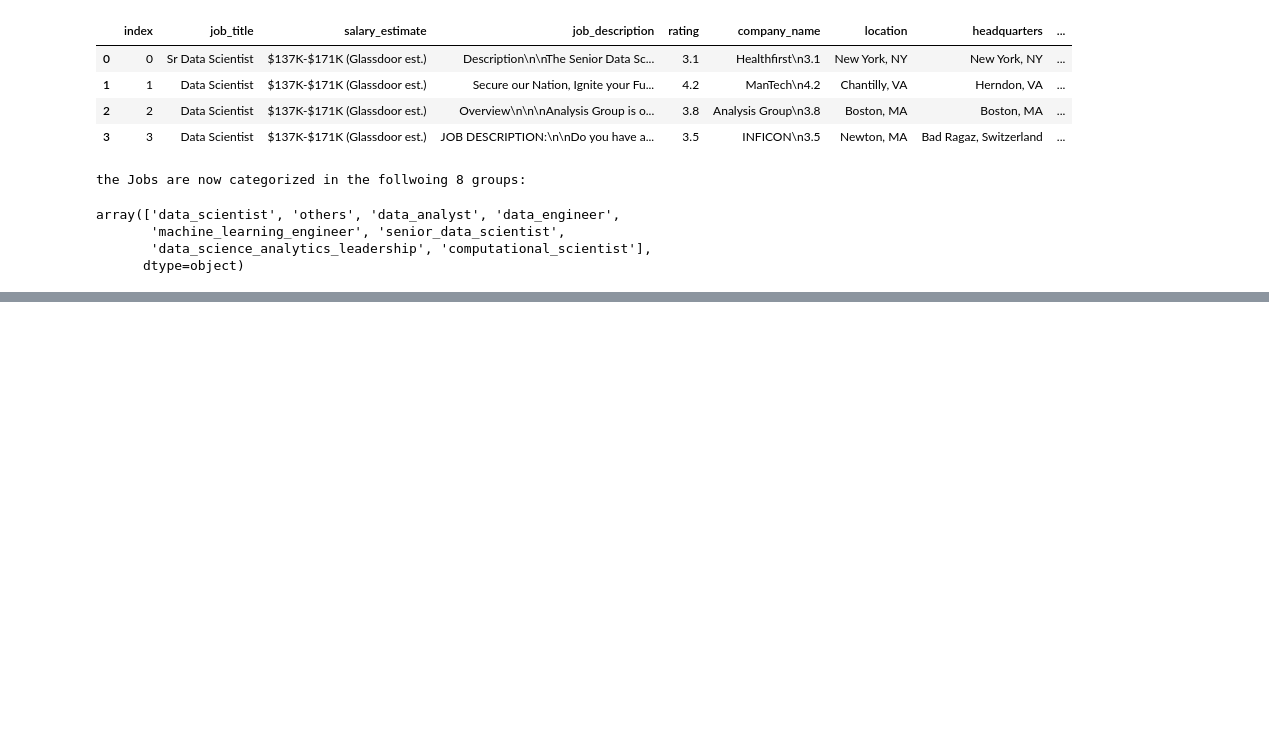
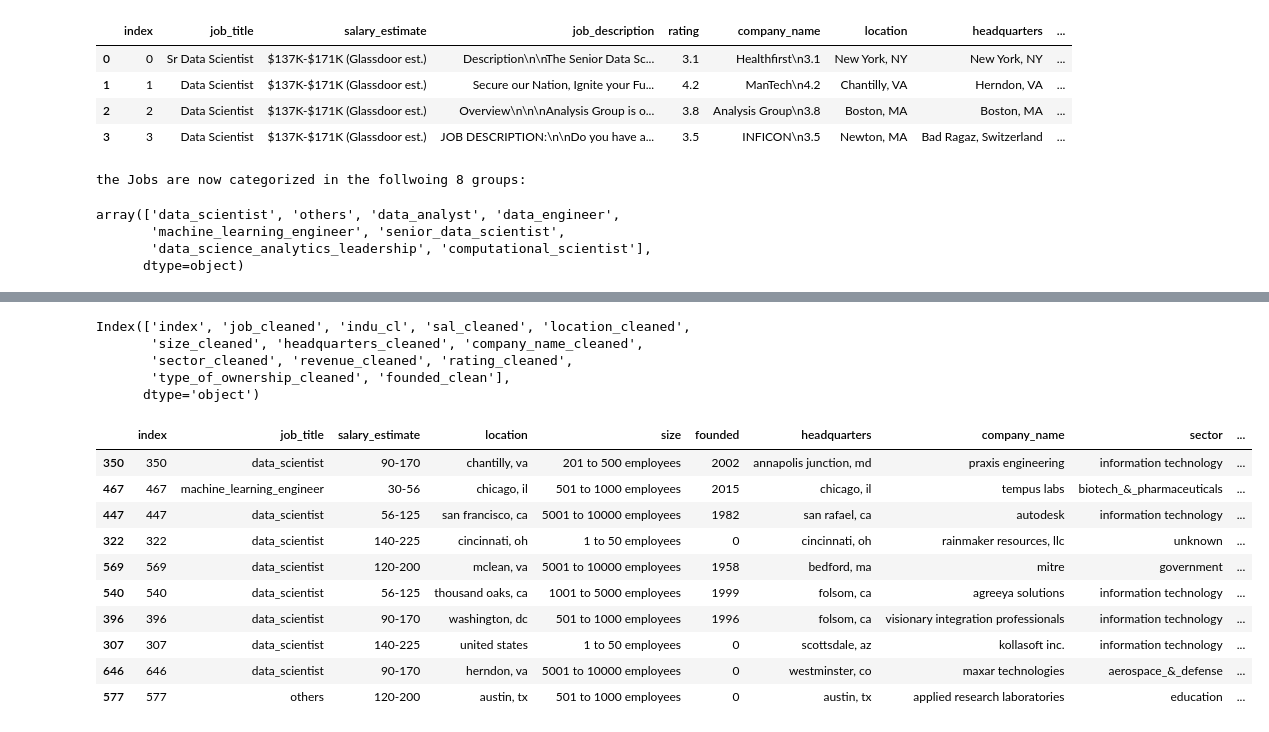
Before and after one commit to LeilaJavanmardi/project1, a Jupyter notebook: notebooks/Jobanalysis_main.ipynb, the cells around one changed output, grey strips where cells are left out. Cells and saved outputs as stored; diff of their text form; code cells hidden in the pictures; blank space fills up the shorter version.

```diff
--- a/notebooks/Jobanalysis_main.ipynb
+++ b/notebooks/Jobanalysis_main.ipynb
@@ -319,0 +455,4 @@ array(['insurance_agencies', 'others', 'consulting', 'manufacturing',
+# %%
+df_clean['type_of_ownership_cleaned']=df_clean.type_of_ownership.str.lower().str.strip().str.replace(' - ','_').str.replace(' / ','_').str.replace(' ','_')
+df_clean['type_of_ownership_cleaned']=df_clean['type_of_ownership_cleaned'].fillna('unknown')
+print(df_clean.type_of_ownership_cleaned.unique())
@@ -319,0 +475,6 @@ array(['insurance_agencies', 'others', 'consulting', 'manufacturing',
+# %%
+print(df_clean.founded.isna().sum())
+print(df_clean.founded.unique())
+df_clean['founded_clean']= df_clean.founded.fillna(0).astype(int)
+print(df_clean.founded_clean.unique())
+df_clean.head(3)
@@ -319,0 +505,4 @@ array(['insurance_agencies', 'others', 'consulting', 'manufacturing',
+# %%
+col_to_drop =['job_title', 'industry', 'salary_estimate','location','size', 'headquarters', 'company_name','sector', 'revenue', 'rating','type_of_ownership','founded']
+df_clean.drop(columns=col_to_drop, inplace=True)
+print(df_clean.columns)
@@ -319,0 +537,44 @@ array(['insurance_agencies', 'others', 'consulting', 'manufacturing',
+# %%
+df_final=df_clean.drop(columns=['job_description','competitors'])
+df_final.columns
+# %% [output]
+Index(['index', 'job_cleaned', 'indu_cl', 'sal_cleaned', 'location_cleaned',
+       'size_cleaned', 'headquarters_cleaned', 'company_name_cleaned',
+       'sector_cleaned', 'revenue_cleaned', 'rating_cleaned',
+       'type_of_ownership_cleaned', 'founded_clean'],
+      dtype='object')
+# %%
+new_column_names = {
+    'index': 'index',
+    'job_cleaned': 'job_title',
+    'sal_cleaned': 'salary_estimate',
+    'location_cleaned': 'location',
+    'size_cleaned': 'size',
+    'founded_clean':'founded',
+    'headquarters_cleaned': 'headquarters',
+    'company_name_cleaned': 'company_name',
+    'sector_cleaned': 'sector',
+    'revenue_cleaned': 'revenue',
+    'rating_cleaned': 'rating',
+    'type_of_ownership_cleaned': 'type_of_ownership',
+    'indu_cl': 'industry',
+    'founded': 'founded'
+
+}
+
+# Renaming the columns and their reorder in the final dataset
+df_final = df_final.rename(columns=new_column_names)
+df_final = df_final[new_column_names.values()]
+df_final.sample(10)
+# %% [output]
+|  | index | job_title | salary_estimate | location | size | founded | headquarters | company_name | sector | ... |
+| 350 | 350 | data_scientist | 90-170 | chantilly, va | 201 to 500 employees | 2002 | annapolis junction, md | praxis engineering | information technology | ... |
+| 467 | 467 | machine_learning_engineer | 30-56 | chicago, il | 501 to 1000 employees | 2015 | chicago, il | tempus labs | biotech_&_pharmaceuticals | ... |
+| 447 | 447 | data_scientist | 56-125 | san francisco, ca | 5001 to 10000 employees | 1982 | san rafael, ca | autodesk | information technology | ... |
+| 322 | 322 | data_scientist | 140-225 | cincinnati, oh | 1 to 50 employees | 0 | cincinnati, oh | rainmaker resources, llc | unknown | ... |
+| 569 | 569 | data_scientist | 120-200 | mclean, va | 5001 to 10000 employees | 1958 | bedford, ma | mitre | government | ... |
+| 540 | 540 | data_scientist | 56-125 | thousand oaks, ca | 1001 to 5000 employees | 1999 | folsom, ca | agreeya solutions | information technology | ... |
+| 396 | 396 | data_scientist | 90-170 | washington, dc | 501 to 1000 employees | 1996 | folsom, ca | visionary integration professionals | information technology | ... |
+| 307 | 307 | data_scientist | 140-225 | united states | 1 to 50 employees | 0 | scottsdale, az | kollasoft inc. | information technology | ... |
+| 646 | 646 | data_scientist | 90-170 | herndon, va | 5001 to 10000 employees | 0 | westminster, co | maxar technologies | aerospace_&_defense | ... |
+| 577 | 577 | others | 120-200 | austin, tx | 501 to 1000 employees | 0 | austin, tx | applied research laboratories | education | ... |
```
Also changed, not shown: parts of 32 cells of this notebook, 1 other file.
